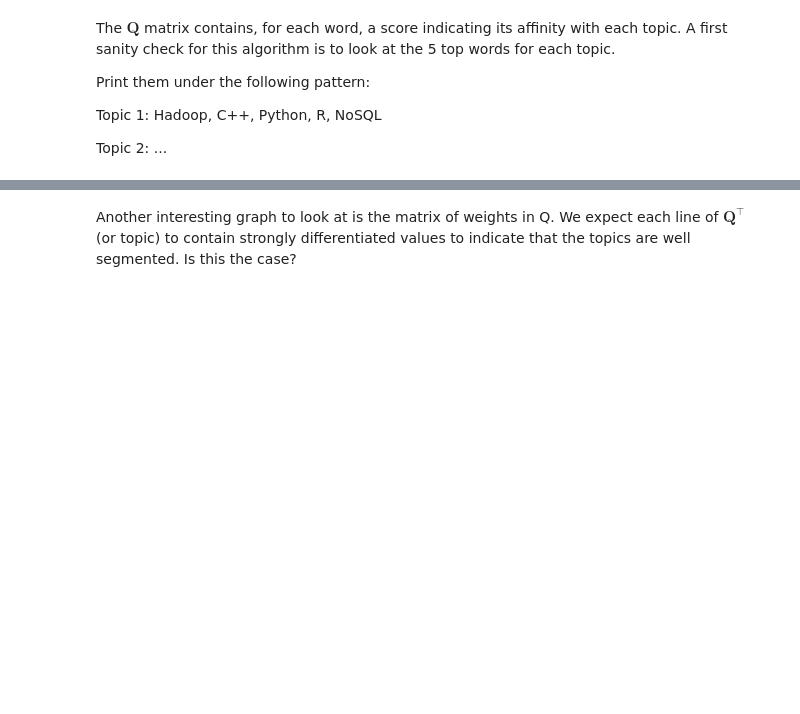
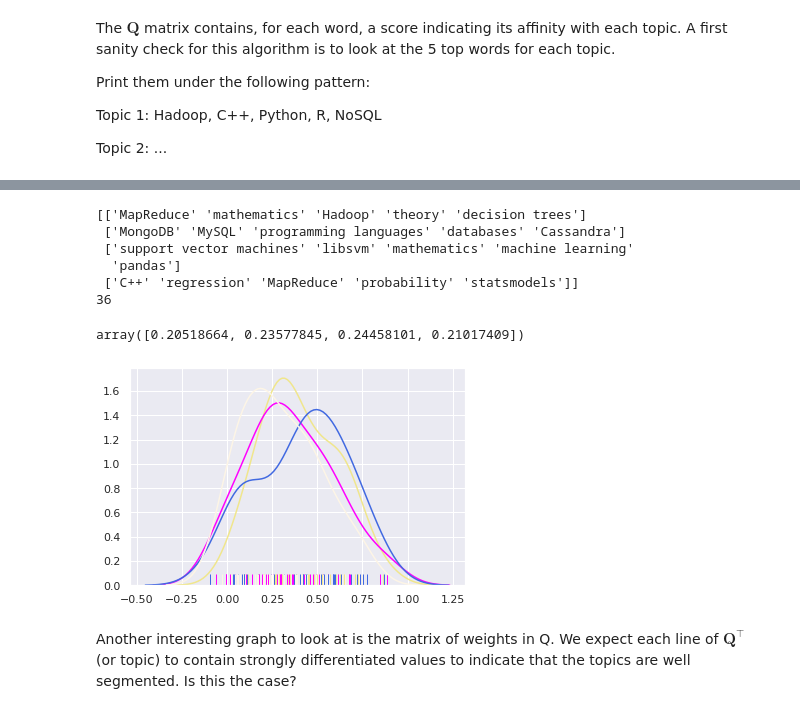
Before and after one commit to PunyPony/DataScience, a Jupyter notebook: recommender/tp2/TP2 - Non-negative Matrix Factorization - Subject.ipynb, the cells around one changed output, grey strips where cells are left out. Drawn from its saved outputs; the diff is of its cells as text; code cells hidden in the pictures; blank space fills up the shorter version.

```diff
--- a/recommender/tp2/TP2 - Non-negative Matrix Factorization - Subject.ipynb
+++ b/recommender/tp2/TP2 - Non-negative Matrix Factorization - Subject.ipynb
@@ -229,3 +247,31 @@ Topic 4
+# %%
+words_indexes=np.argsort(Q.T)
+print(words[words_indexes][:,:5]) #5 most relevant word-topics sorted
+sns.set(color_codes=True)
+print(len(words))
+
+colors=np.array(list(matplotlib.colors.cnames.keys()))
+np.random.shuffle(colors)
+for dist,color in zip(Q.T, colors):
+    sns.distplot(dist, color=color, hist=False, rug=True)
+
+np.std(Q.T, axis=1)
+
+#Relancer à volonté cette cellule pour redécouvrir sa beauté saisisante sous en nouveau jour.
+
+# L'écart type de chacun des sujets est faible donc les mots ne conditionne pas bien les différents sujets.
+# Polysémie, mots vide de sens ...
+# Remarque on a fait un random aussi c'est pour ça
+# C'est légérement trompeur avec le graphique, toute les valeurs sont positives. La distribution est uniforme.
+# %% [output]
+[['MapReduce' 'mathematics' 'Hadoop' 'theory' 'decision trees']
+ ['MongoDB' 'MySQL' 'programming languages' 'databases' 'Cassandra']
+ ['support vector machines' 'libsvm' 'mathematics' 'machine learning'
+  'pandas']
+ ['C++' 'regression' 'MapReduce' 'probability' 'statsmodels']]
+36
+array([0.20518664, 0.23577845, 0.24458101, 0.21017409])
+[figure, added]
 # %% [markdown]
 Another interesting graph to look at is the matrix of weights in Q. We expect each line of $\mathbf{Q}^\top$ (or topic) to contain strongly differentiated values to indicate that the topics are well segmented. Is this the case?
 # %%
```
Also changed, not shown: parts of 23 cells of this notebook.
